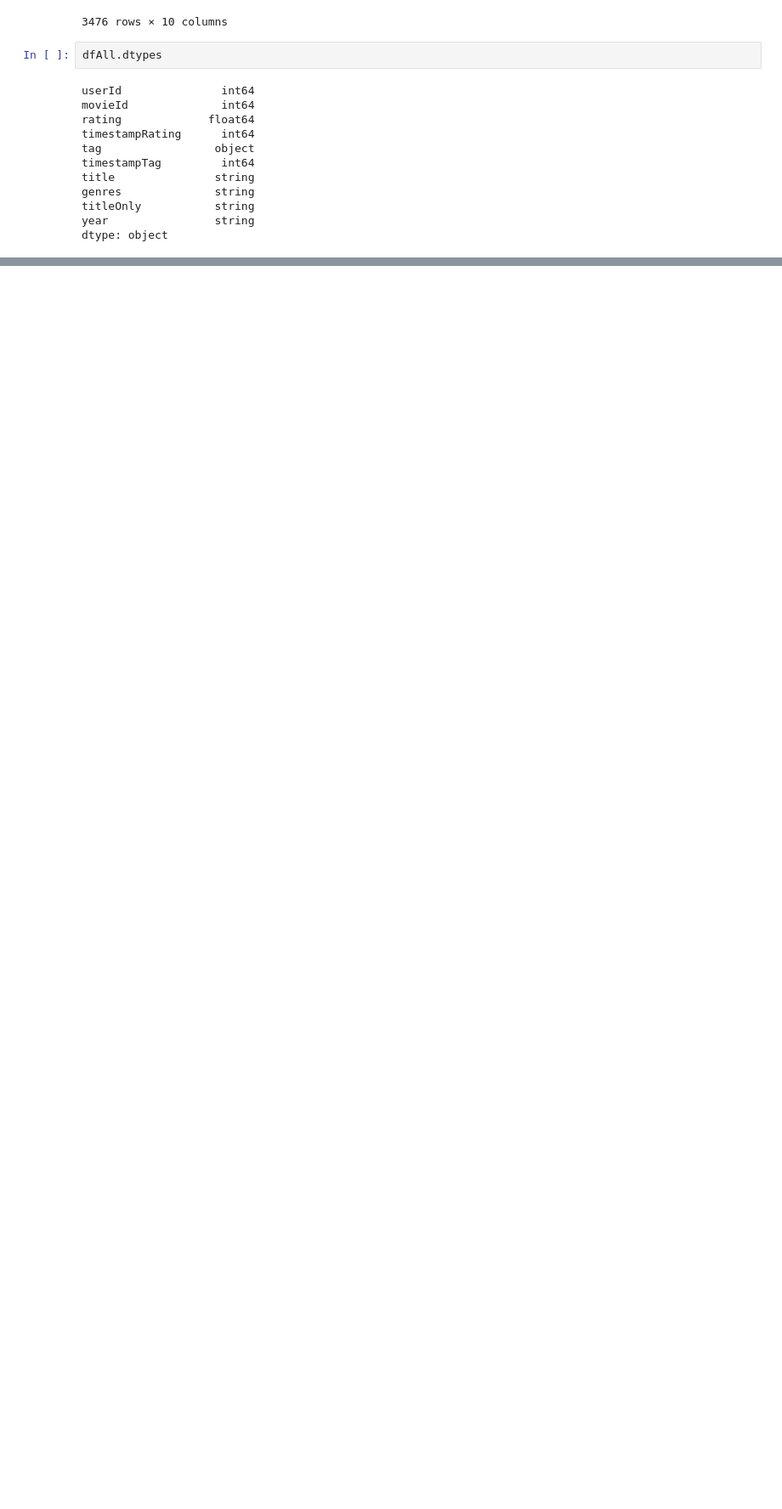
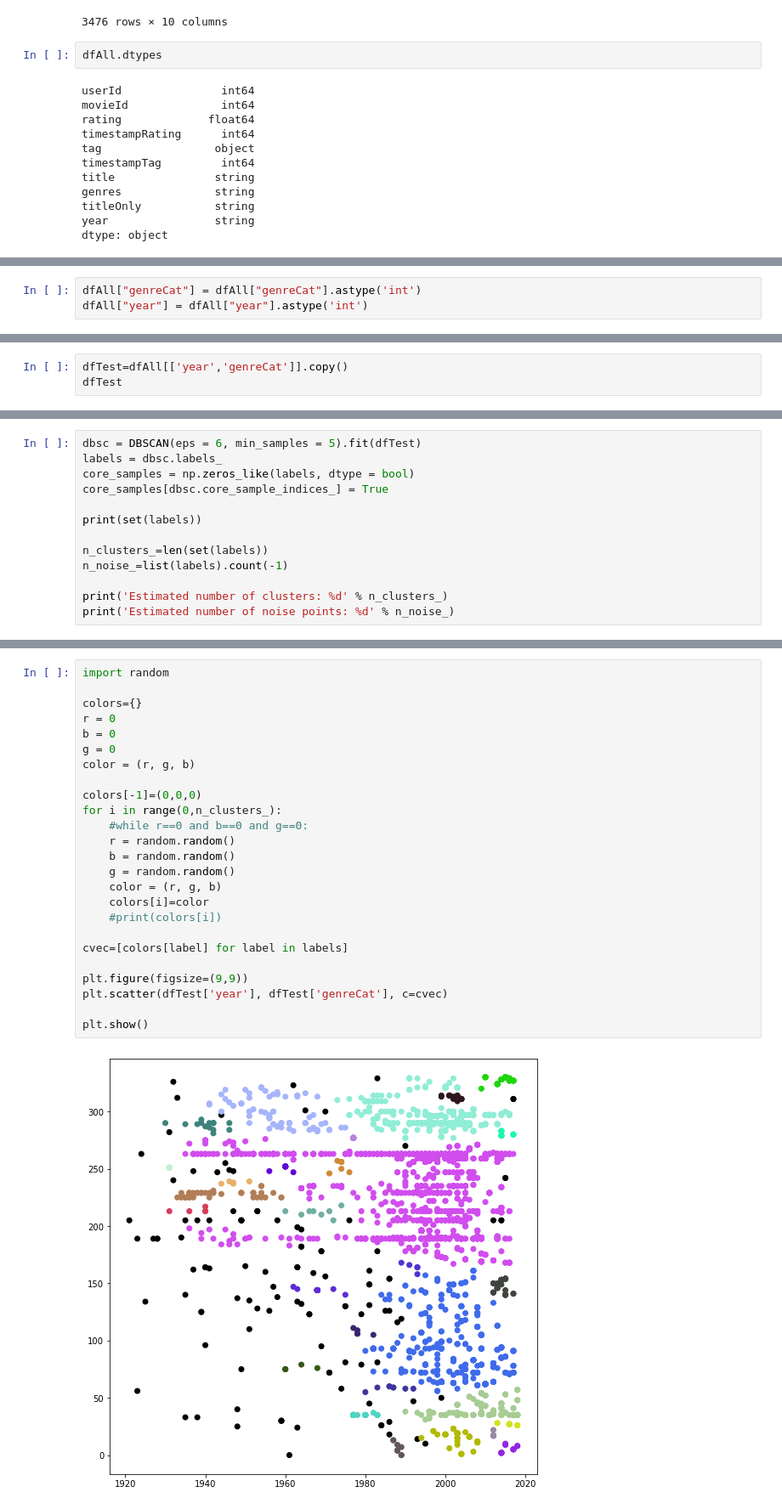
Before and after one commit to anissakhan/731-Project-3-Khan, a Jupyter notebook: 731-Project3.ipynb, the cells around one changed output, grey strips where cells are left out. Shown: that part at 85% size. Cells and saved outputs as stored; diff of their text form; blank space fills up the shorter version.

Commit message:
Add clustering model

```diff
--- a/731-Project3.ipynb
+++ b/731-Project3.ipynb
@@ -173,0 +267,3 @@ dtype: object
+# %%
+dfAll["genreCat"] = dfAll["genreCat"].astype('int')
+dfAll["year"] = dfAll["year"].astype('int')
@@ -173,0 +302,3 @@ dtype: object
+# %%
+dfTest=dfAll[['year','genreCat']].copy()
+dfTest
@@ -173,0 +319,13 @@ dtype: object
+# %%
+dbsc = DBSCAN(eps = 6, min_samples = 5).fit(dfTest)
+labels = dbsc.labels_
+core_samples = np.zeros_like(labels, dtype = bool)
+core_samples[dbsc.core_sample_indices_] = True
+
+print(set(labels))
+
+n_clusters_=len(set(labels))
+n_noise_=list(labels).count(-1)
+
+print('Estimated number of clusters: %d' % n_clusters_)
+print('Estimated number of noise points: %d' % n_noise_)
@@ -173,0 +336,27 @@ dtype: object
+# %%
+import random
+
+colors={}
+r = 0
+b = 0
+g = 0
+color = (r, g, b)
+
+colors[-1]=(0,0,0)
+for i in range(0,n_clusters_):
+    #while r==0 and b==0 and g==0:
+    r = random.random()
+    b = random.random()
+    g = random.random()
+    color = (r, g, b)
+    colors[i]=color
+    #print(colors[i])
+
+cvec=[colors[label] for label in labels]
+
+plt.figure(figsize=(9,9))
+plt.scatter(dfTest['year'], dfTest['genreCat'], c=cvec)
+
+plt.show()
+# %% [output]
+[figure, added]
```
Also changed, not shown: parts of 20 cells of this notebook, 1 other file.
